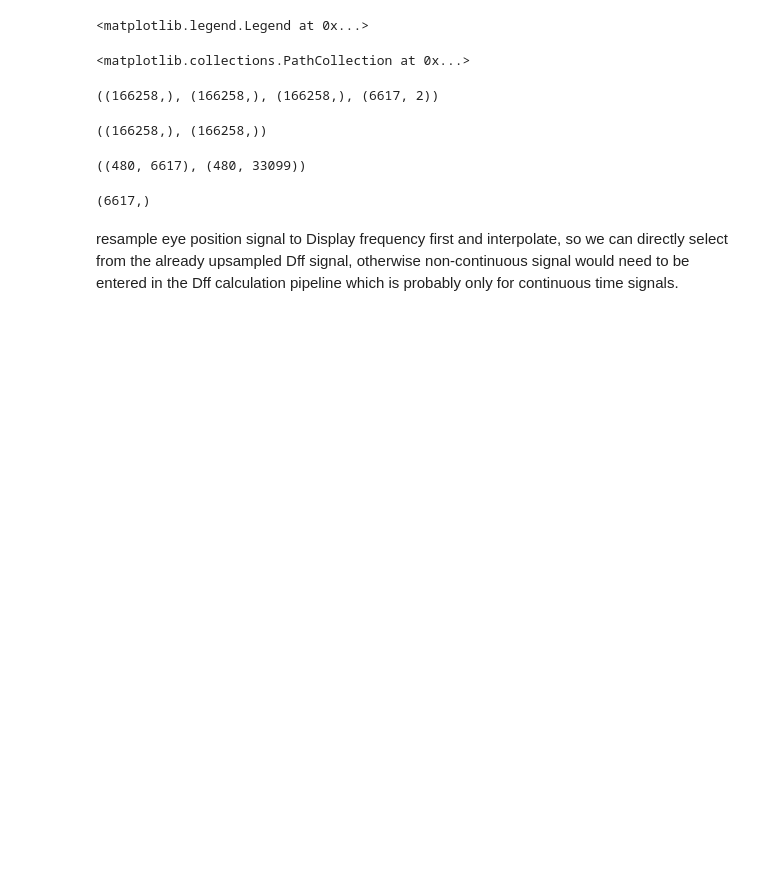
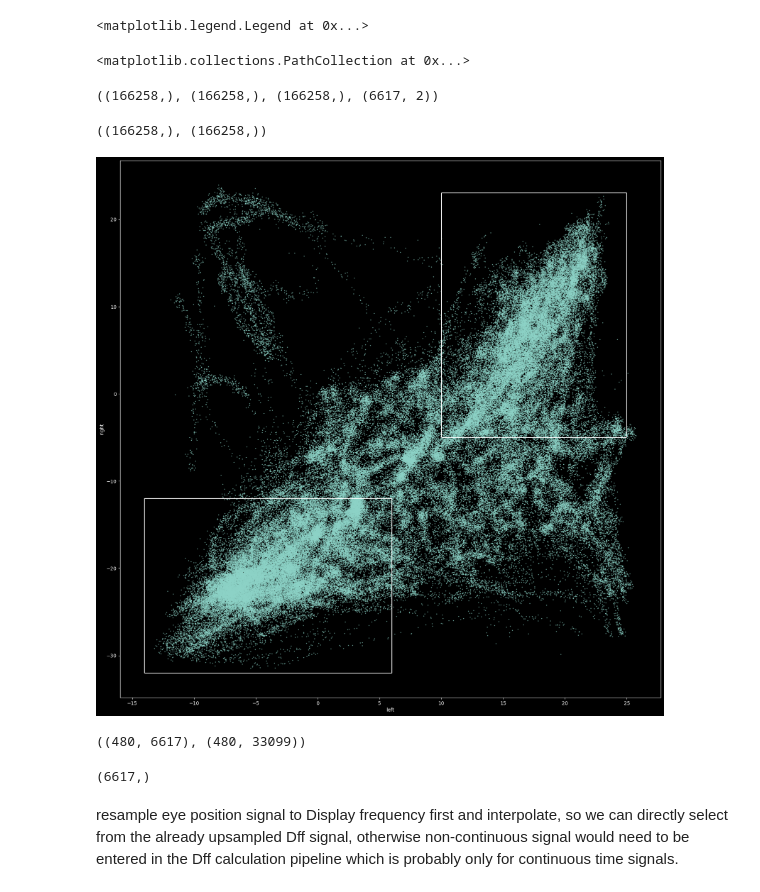
Before and after one commit to toniklenk/retinalreference_DR, a Jupyter notebook: eyetracking.ipynb, the cells around one changed output. Cells and saved outputs as stored; diff of their text form; code cells hidden in the pictures; blank space fills up the shorter version.

```diff
--- a/eyetracking.ipynb
+++ b/eyetracking.ipynb
@@ -214,31 +214,28 @@ eye_pos=np.column_stack(
 # %%
 q1_min_left=10
 q1_min_right=-5
 q3_max_left=6
 q3_max_right=-12
 
 # 1st quadrant (defined by lower boundaries)
 # 3rd quadrant (define by upper boundaries)
 plot_eyepositions(eye_pos,
                   q1_min_left=q1_min_left,
                   q1_min_right=q1_min_right,
                   q1_width=15,
                   q1_height=28,
                   q3_max_left=q3_max_left,
                   q3_max_right=q3_max_right,
                   q3_widht=20,
                   q3_height=20)
 
-# select data in quadrants
+# quadrant masks to apply to motion vectors
 q1_mask=np.logical_and(eye_pos[:,0] > q1_min_left,eye_pos[:,1] > q1_min_right)
 q3_mask=np.logical_and(eye_pos[:,0] < q3_max_left, eye_pos[:,1] < q3_max_right)
-
-q1=eye_pos[q1_mask,:]
-q3=eye_pos[q3_mask,:]
-
 q1_mask.shape, q3_mask.shape
 # %% [output]
 ((166258,), (166258,))
+[figure, added]
 # %%
 motion_vectors_2d = recording['cmn_motion_vectors_2d']
 # %%
```
Also changed, not shown: parts of 4 cells of this notebook, 3 other files.
